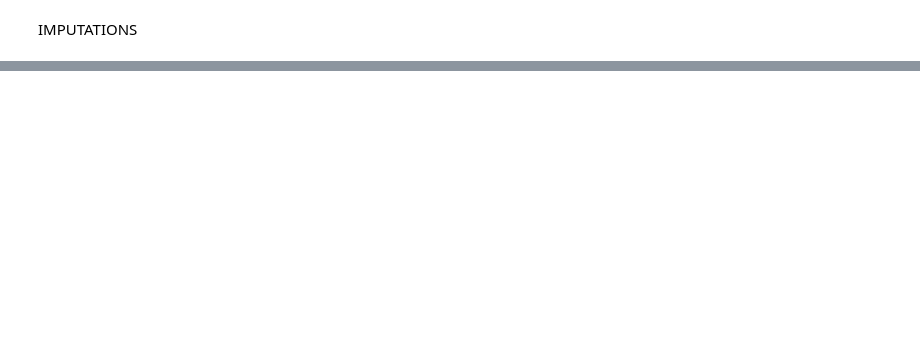
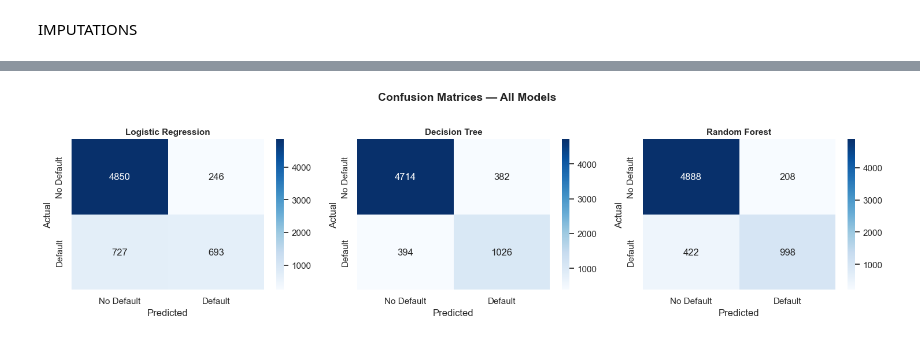
Before and after one commit to mockinnJay/mockinnJay, a Jupyter notebook: EDA.ipynb, the cells around one changed output, grey strips where cells are left out. Saved outputs shown, nothing was run; the diff lists cells and outputs as text; code cells hidden in the pictures; blank space fills up the shorter version.

```diff
--- a/EDA.ipynb
+++ b/EDA.ipynb
@@ -250,0 +435,19 @@ Median value used for imputation: 4.0000
+# %%
+
+# Scale the data
+scaler = StandardScaler()
+X_train_scaled = scaler.fit_transform(X_train)
+X_test_scaled = scaler.transform(X_test)
+
+# Reinitialise models
+lr = LogisticRegression(random_state=42, max_iter=2000)
+dt = DecisionTreeClassifier(random_state=42)
+rf = RandomForestClassifier(random_state=42)
+
+# Train — use scaled data for logistic regression
+# Decision Tree and Random Forest don't need scaling
+lr.fit(X_train_scaled, y_train)
+dt.fit(X_train, y_train)
+rf.fit(X_train, y_train)
+
+print("All models trained successfully")
@@ -250,0 +493,32 @@ Median value used for imputation: 4.0000
+# %%
+from sklearn.metrics import confusion_matrix
+import seaborn as sns
+import matplotlib.pyplot as plt
+
+fig, axes = plt.subplots(1, 3, figsize=(15, 4))
+
+models_list = {
+    'Logistic Regression': (lr, X_test_scaled),
+    'Decision Tree': (dt, X_test),
+    'Random Forest': (rf, X_test)
+}
+
+for ax, (name, (model, X)) in zip(axes, models_list.items()):
+    y_pred = model.predict(X)
+    cm = confusion_matrix(y_test, y_pred)
+
+    sns.heatmap(cm, annot=True, fmt='d', cmap='Blues',
+                ax=ax,
+                xticklabels=['No Default', 'Default'],
+                yticklabels=['No Default', 'Default'])
+
+    ax.set_title(f'{name}', fontweight='bold', fontsize=11)
+    ax.set_ylabel('Actual')
+    ax.set_xlabel('Predicted')
+
+plt.suptitle('Confusion Matrices — All Models',
+             fontsize=14, fontweight='bold', y=1.02)
+plt.tight_layout()
+plt.show()
+# %% [output]
+[figure, added]
```
Also changed, not shown: parts of 27 cells of this notebook.
